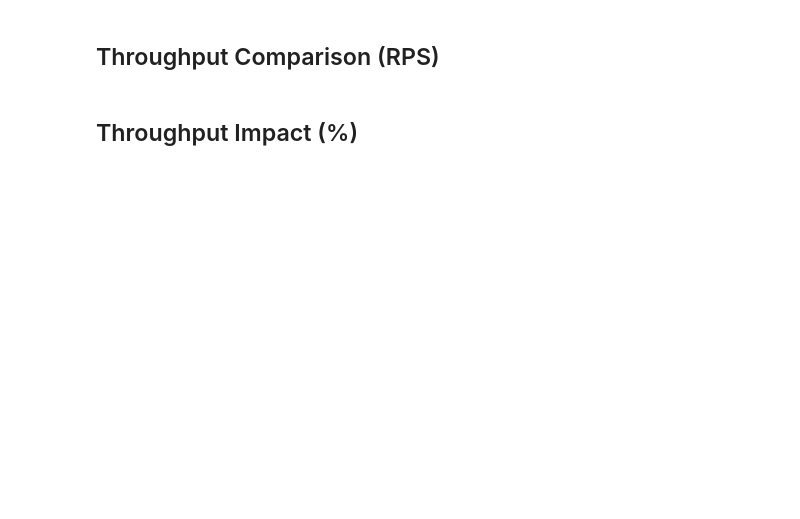
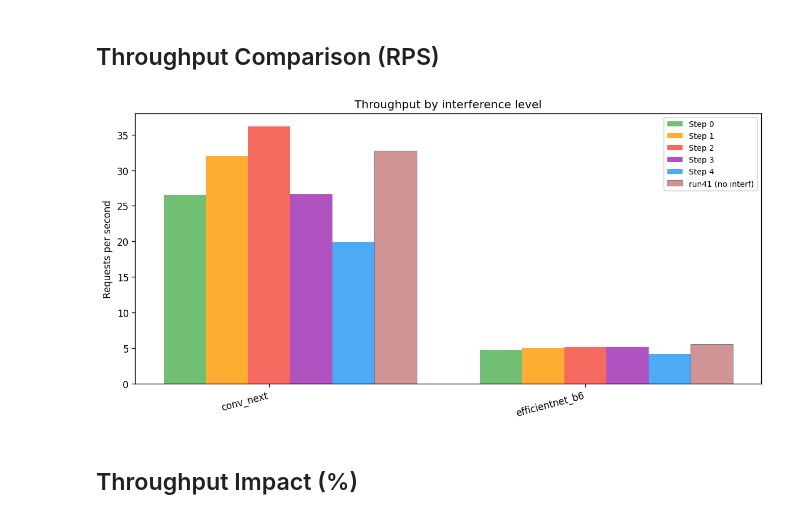
Before and after one commit to AndreiGhita2002/model-runner, a Jupyter notebook: data/interference_graphs.ipynb, the cells around one changed output. Drawn from its saved outputs; the diff is of its cells as text; code cells hidden in the pictures; blank space fills up the shorter version.

Commit message:
interf5

```diff
--- a/data/interference_graphs.ipynb
+++ b/data/interference_graphs.ipynb
@@ -15,7 +15,7 @@ plt.rcParams['figure.dpi'] = 120
 INTERFERENCE_DIR = Path("interference")
 
 # Select which interference run to load (filename without .json, or None for latest)
-SELECTED_RUN = "interf4"
+SELECTED_RUN = "interf5"
 
 # Optional: a non-interference baseline run from data/runs/ for comparison
 BASELINE_RUN = "run41"
@@ -165,19 +204,13 @@ def fmt_step_label(step):
 
 def draw_interference_boundaries(ax, regions, interf_data, model=None,
                                   xlim_mode="batch_index", batches=None, clock_offset=0.0):
-    """Draw vertical lines at interference step boundaries with colored labels."""
+    """Draw vertical lines at interference step boundaries, labelled Step 0, Step 1, etc."""
     if not regions:
         return
 
-    schedule_steps, _ = get_model_schedule(interf_data, model or "")
-
     for region_i, (start_t, end_t) in enumerate(regions):
         color = STEP_PALETTE[region_i % len(STEP_PALETTE)]
-
-        if region_i < len(schedule_steps):
-            label = fmt_step_label(schedule_steps[region_i])
-        else:
-            label = f"Step {region_i}"
+        label = f"Step {region_i}"
 
         if xlim_mode == "batch_index" and batches:
             start_adj = start_t - clock_offset
@@ -260,20 +295,18 @@ plt.show()
 ## Throughput Comparison (RPS)
 # %%
 # Per-step RPS: compute RPS for batches within each interference region
-# Uses the first model's schedule for column labels (assumes shared steps across models)
 models = list(interf_data["results"].keys())
 first_steps, _ = get_model_schedule(interf_data, models[0])
-sl = [fmt_step_label(step) for step in first_steps]
+n_steps = len(first_steps)
 
 fig, ax = plt.subplots(figsize=(max(10, len(models) * 3), 5))
 
 x = np.arange(len(models))
-n_steps = len(sl)
 bar_width = 0.8 / (n_steps + (1 if baseline_data else 0))
 
 step_colors_list = ["#4caf50", "#ff9800", "#f44336", "#9c27b0", "#2196f3", "#795548"]
 
-for step_i, label in enumerate(sl):
+for step_i in range(n_steps):
     rps_values = []
     for model in models:
         batches = interf_data["results"][model].get("batches", [])
@@ -289,35 +322,37 @@ for step_i, label in enumerate(sl):
                            if r_start_adj <= b["timing"]["start"] < r_end_adj]
             if len(step_batches) >= 2:
                 wall = step_batches[-1]["timing"]["end"] - step_batches[0]["timing"]["start"]
                 rps_values.append(len(step_batches) / wall if wall > 0 else 0)
             else:
                 rps_values.append(0)
         else:
             rps_values.append(0)
 
     offset_bar = (step_i - n_steps / 2 + 0.5) * bar_width
     color = step_colors_list[step_i % len(step_colors_list)]
-    ax.bar(x + offset_bar, rps_values, bar_width, label=label, color=color, alpha=0.8)
+    ax.bar(x + offset_bar, rps_values, bar_width, label=f"Step {step_i}", color=color, alpha=0.8)
 
 # Baseline bars
 if baseline_data:
     bl_rps = []
     for model in models:
         if model in baseline_data.get("results", {}):
             bl_rps.append(baseline_data["results"][model].get("requests_per_second", 0))
         else:
             bl_rps.append(0)
     offset_bar = (n_steps - n_steps / 2 + 0.5) * bar_width
     ax.bar(x + offset_bar, bl_rps, bar_width, label=f"{BASELINE_RUN} (no interf)",
-           color="green", alpha=0.5, edgecolor="black", linewidth=0.5)
+           color="brown", alpha=0.5, edgecolor="black", linewidth=0.5)
 
 ax.set_xticks(x)
 ax.set_xticklabels(models, rotation=15, ha="right")
 ax.set_ylabel("Requests per second")
 ax.set_title("Throughput by interference level")
 ax.legend(fontsize="small")
 fig.tight_layout()
 plt.show()
+# %% [output]
+[figure, added]
 # %% [markdown]
 ## Throughput Impact (%)
 # %%
```
Also changed, not shown: parts of 5 cells of this notebook, 3 other files.
